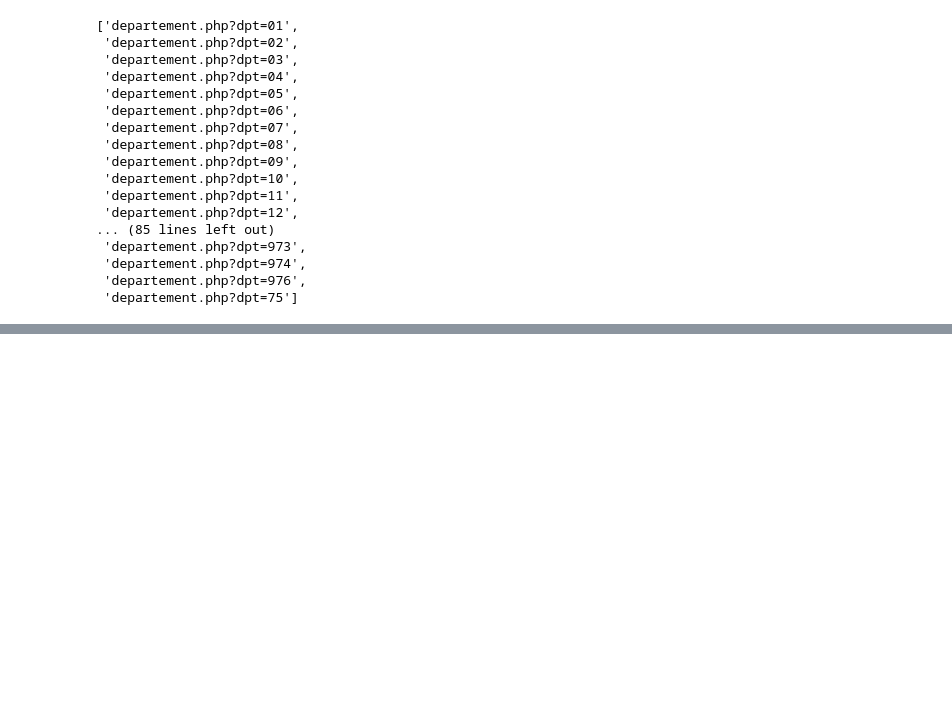
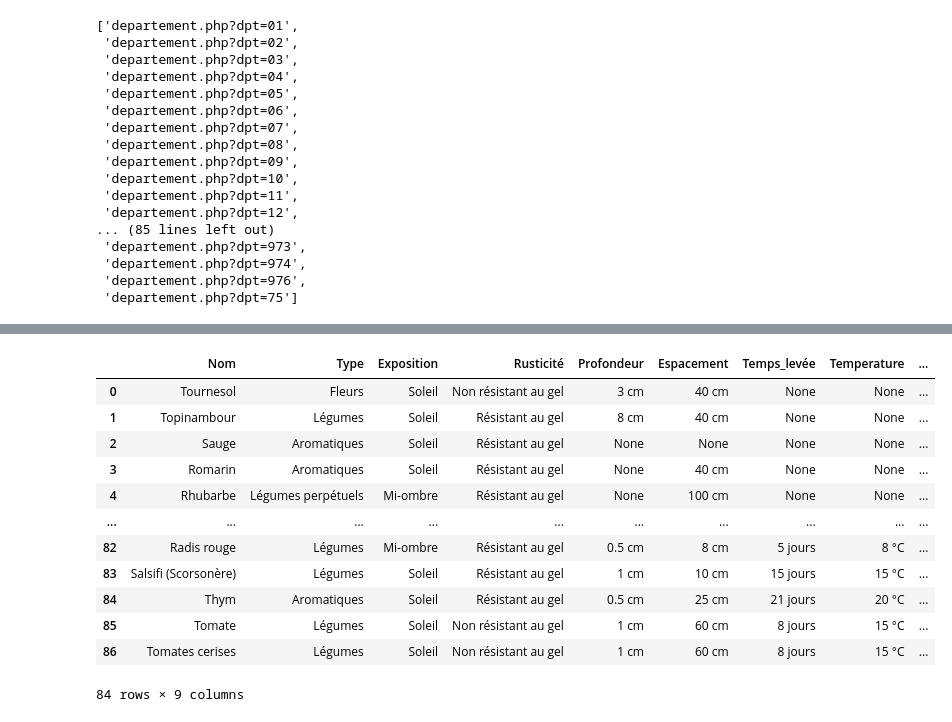
Before and after one commit to Jean-Patrick-Alcolea/Projet-3, a Jupyter notebook: notebooks/scrapp_jp.ipynb, the cells around one changed output, grey strips where cells are left out. Saved outputs shown, nothing was run; the diff lists cells and outputs as text; code cells hidden in the pictures; blank space fills up the shorter version.

```diff
--- a/notebooks/scrapp_jp.ipynb
+++ b/notebooks/scrapp_jp.ipynb
@@ -41,0 +212,22 @@ liens
+# %%
+df_complet.drop(0, inplace=True)
+# %%
+df_complet.loc[-1] = ["Tournesol", 'Fleurs', 'Soleil', 'Non résistant au gel', '3 cm', '40 cm', None, None, '140 jours' ]  # adding a row
+df_complet.index = df_complet.index + 1  # shifting index
+df_complet = df_complet.sort_index()  # sorting by index
+# %%
+df_complet
+# %% [output]
+|  | Nom | Type | Exposition | Rusticité | Profondeur | Espacement | Temps_levée | Temperature | ... |
+| 0 | Tournesol | Fleurs | Soleil | Non résistant au gel | 3 cm | 40 cm | None | None | ... |
+| 1 | Topinambour | Légumes | Soleil | Résistant au gel | 8 cm | 40 cm | None | None | ... |
+| 2 | Sauge | Aromatiques | Soleil | Résistant au gel | None | None | None | None | ... |
+| 3 | Romarin | Aromatiques | Soleil | Résistant au gel | None | 40 cm | None | None | ... |
+| 4 | Rhubarbe | Légumes perpétuels | Mi-ombre | Résistant au gel | None | 100 cm | None | None | ... |
+| ... | ... | ... | ... | ... | ... | ... | ... | ... | ... |
+| 82 | Radis rouge | Légumes | Mi-ombre | Résistant au gel | 0.5 cm | 8 cm | 5 jours | 8 °C | ... |
+| 83 | Salsifi (Scorsonère) | Légumes | Soleil | Résistant au gel | 1 cm | 10 cm | 15 jours | 15 °C | ... |
+| 84 | Thym | Aromatiques | Soleil | Résistant au gel | 0.5 cm | 25 cm | 21 jours | 20 °C | ... |
+| 85 | Tomate | Légumes | Soleil | Non résistant au gel | 1 cm | 60 cm | 8 jours | 15 °C | ... |
+| 86 | Tomates cerises | Légumes | Soleil | Non résistant au gel | 1 cm | 60 cm | 8 jours | 15 °C | ... |
+84 rows × 9 columns
```
Also changed, not shown: parts of 18 cells of this notebook, 1 other file.
